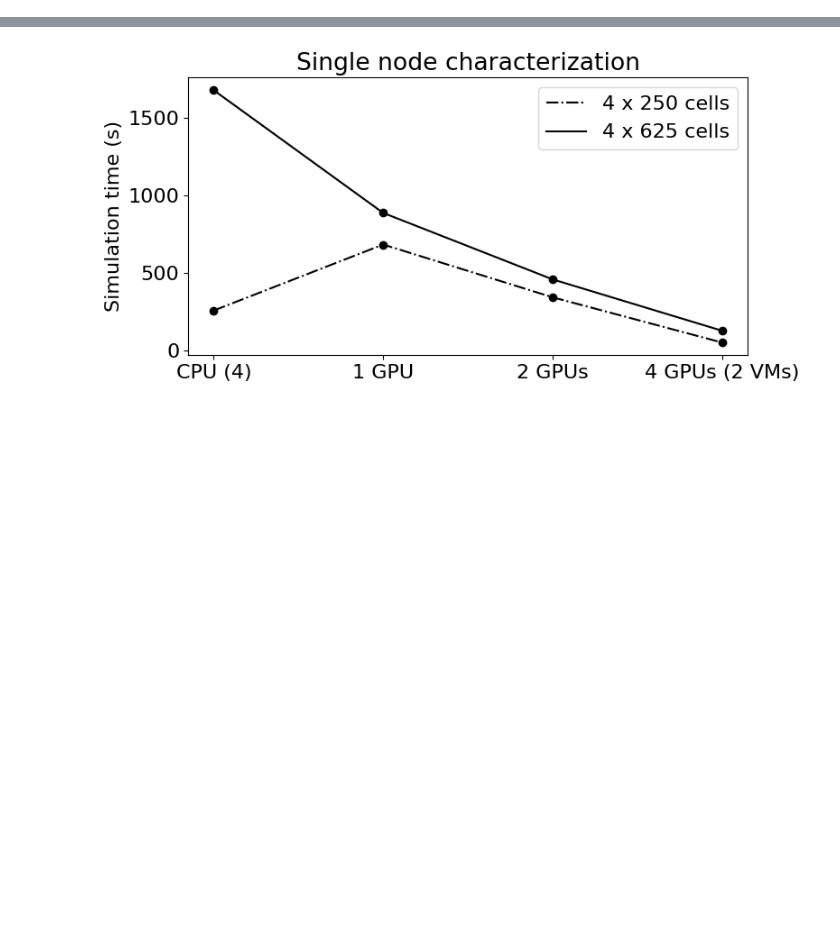
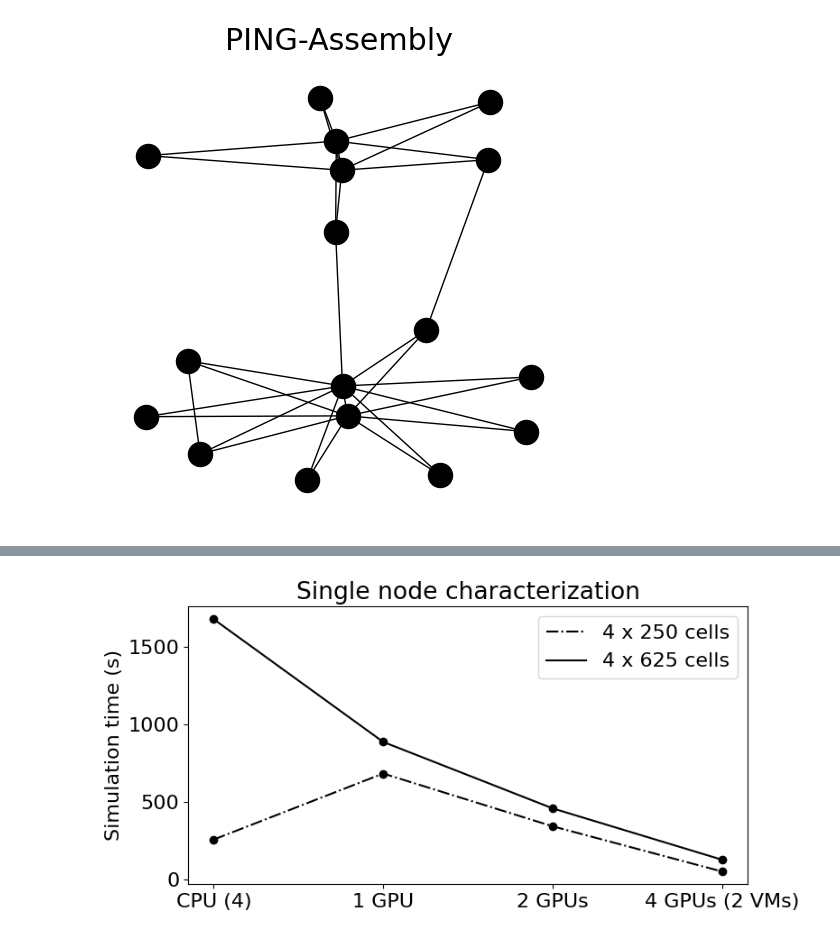
Before and after one commit to raopr/neuroscience-on-FABRIC, a Jupyter notebook: paper_plots/paper_plots.ipynb, the cells around one changed output, grey strips where cells are left out. Saved outputs shown, nothing was run; the diff lists cells and outputs as text; code cells hidden in the pictures; blank space fills up the shorter version.

```diff
--- a/paper_plots/paper_plots.ipynb
+++ b/paper_plots/paper_plots.ipynb
@@ -6,0 +51,23 @@ import networkx as nx
+# %%
+# Network graphs
+graphs = []
+
+for graph in ["PING-2-10-edit.txt"]:
+    with open(graph, "r") as file:
+        lines = file.read()
+
+    G = nx.Graph()
+    for line in lines.split("\n"):
+        numbers = line.split(",")
+        G.add_edge(float(numbers[0]), float(numbers[1]), weight = float(numbers[2]))
+    graphs.append(G)
+
+
+fig, ax = plt.subplots(1, 1, figsize = (6, 6))
+nx.draw(graphs[0], ax = ax, node_color = "black")
+
+ax.set_title("PING-Assembly")
+
+plt.show()
+# %% [output]
+[figure, added]
```
Also changed, not shown: parts of 17 cells of this notebook, 13 other files.
